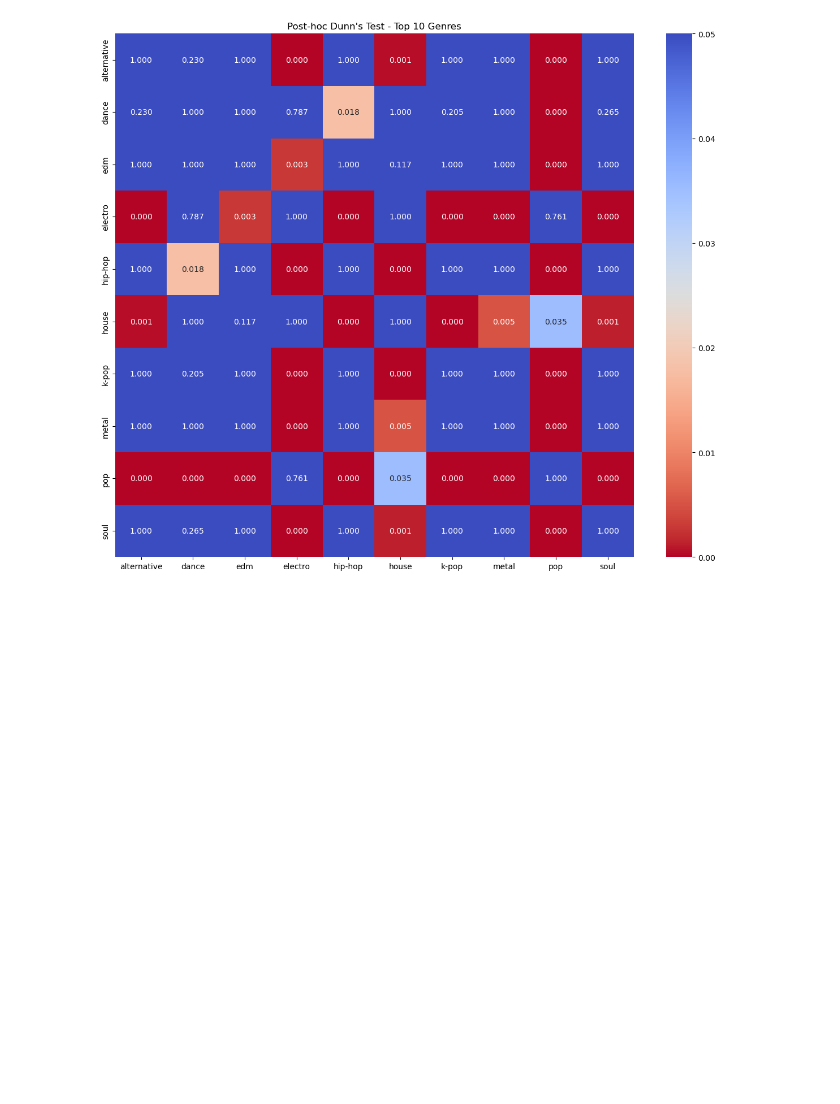
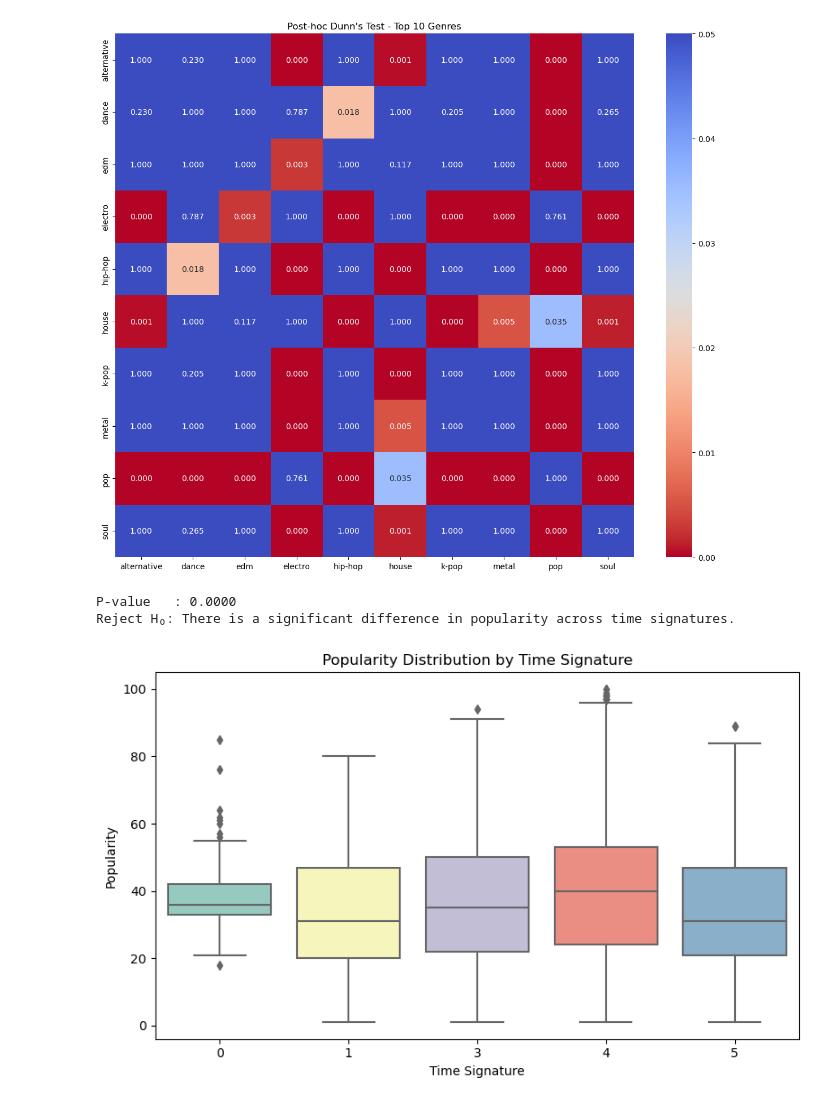
Before and after one commit to canreves/popularity-guesser, a Jupyter notebook: hypothesis-testing.ipynb, the cells around one changed output. Drawn from its saved outputs; the diff is of its cells as text; code cells hidden in the pictures; blank space fills up the shorter version.

Commit message:
Test 8-9 is done.

```diff
--- a/hypothesis-testing.ipynb
+++ b/hypothesis-testing.ipynb
@@ -363,3 +362,25 @@ P-value   : 0.0000
 Reject H₀: There is a significant difference in popularity across genres.
 Running post-hoc Dunn's test to identify specific genre differences.
 [figure]
+# %%
+# Test 8: Popularity Across Time Signatures - Kruskal-Wallis H Test
+
+groups = [group['popularity'].values for _ , group in df.groupby("time_signature")]
+stat, p_value = stats.kruskal(*groups)
+print(f"P-value   : {p_value:.4f}")
+if p_value < 0.05:
+    print("Reject H₀: There is a significant difference in popularity across time signatures.")
+else:
+    print("Failed to reject H₀: No significant difference in popularity across time signatures.")
+
+plt.figure(figsize=(8,5))
+sns.boxplot(data=df, x="time_signature", y="popularity", palette="Set3")
+plt.title("Popularity Distribution by Time Signature")
+plt.xlabel("Time Signature")
+plt.ylabel("Popularity")
+plt.tight_layout()
+plt.show()
+# %% [output]
+P-value   : 0.0000
+Reject H₀: There is a significant difference in popularity across time signatures.
+[figure, added]
```
Also changed, not shown: parts of 2 cells of this notebook.
